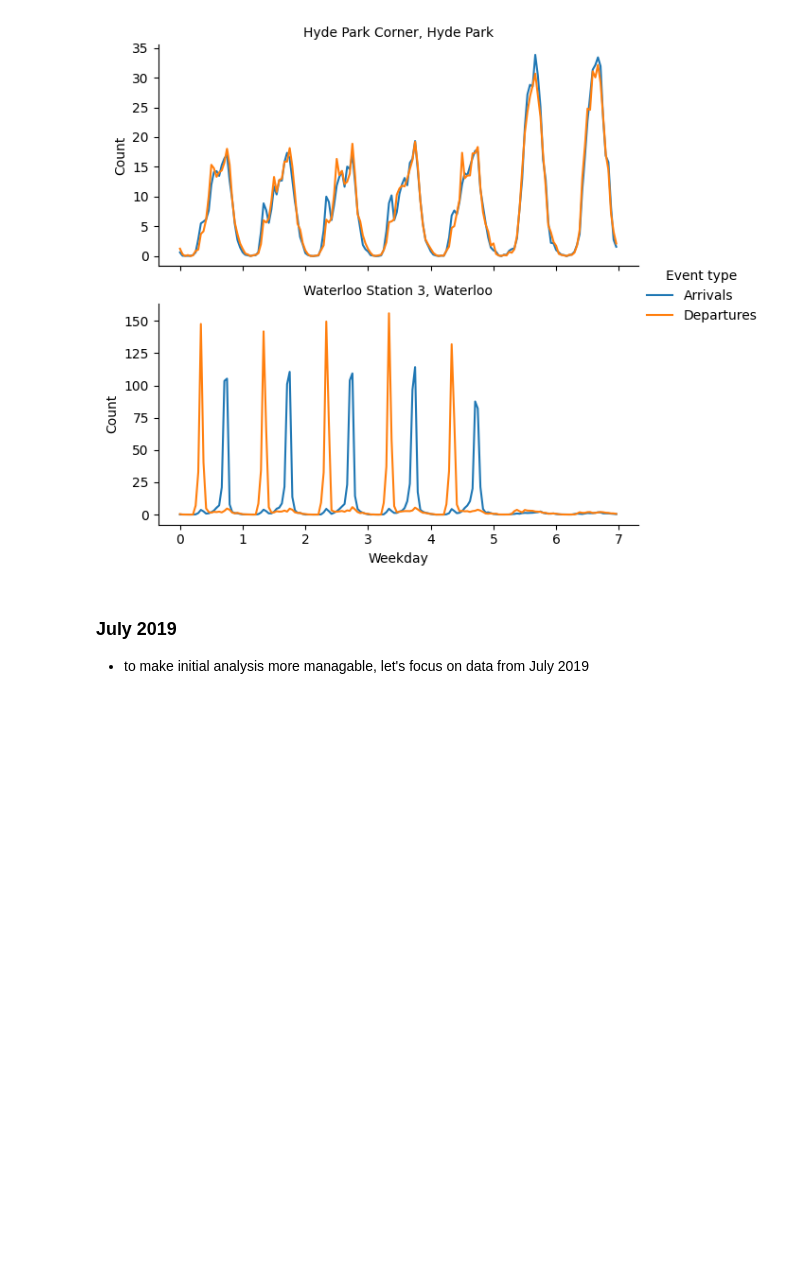
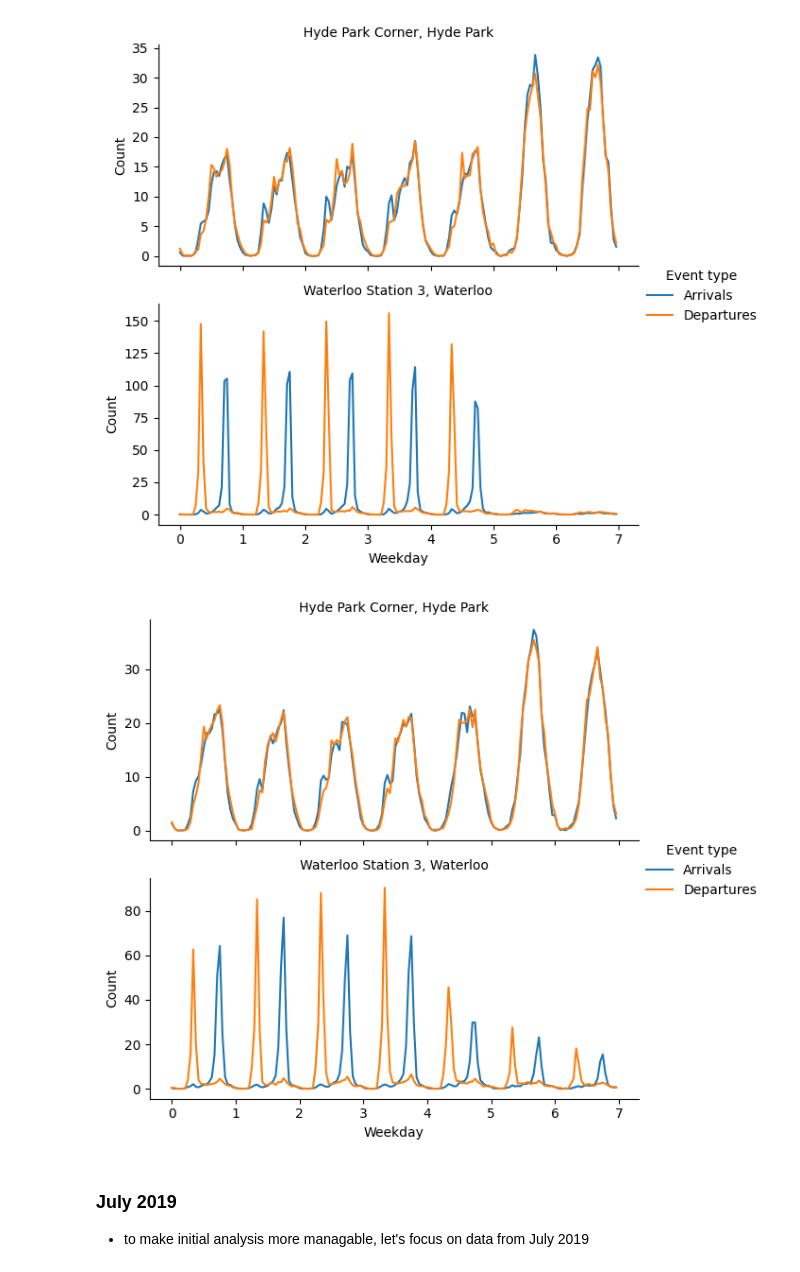
Before and after one commit to elrhmo/TfL_Bike_Analysis, a Jupyter notebook: analysis.ipynb, the cells around one changed output. Saved outputs shown, nothing was run; the diff lists cells and outputs as text; code cells hidden in the pictures; blank space fills up the shorter version.

```diff
--- a/analysis.ipynb
+++ b/analysis.ipynb
@@ -69,6 +75,9 @@ from pathlib import Path
 # %%
 events_path = Path("data/events_2019.p")
 events_2019 = pd.read_pickle(events_path)
+# %%
+events_path_2022 = Path("data/events_2022.p")
+events_2022 = pd.read_pickle(events_path_2022)
 # %%
 events_2019
 # %% [output]
@@ -120,6 +147,39 @@ g.map(plt.plot, "Weekday", "Count").set_titles("{col_name}")
 g.add_legend();
 # %% [output]
 [figure]
+# %%
+times = events_2022.index.to_series()
+example_stations = [
+    "Waterloo Station 3, Waterloo",
+    "Hyde Park Corner, Hyde Park",
+]
+
+example_means_over_week = (
+    events_2022[example_stations].groupby([times.dt.weekday, times.dt.hour]).mean()
+)
+# Format the DataFrame into a format that seaborn likes.
+example_means_over_week.index.rename(["Day", "Hour"], inplace=True)
+example_means_over_week = (
+    example_means_over_week.stack(level=[0, 1])
+    .reset_index()
+    .rename(columns={"level_3": "Event type", 0: "Count"})
+)
+example_means_over_week["Weekday"] = example_means_over_week.apply(
+    lambda x: x["Day"] + x["Hour"] / 24, axis=1,
+)
+g = sns.FacetGrid(
+    example_means_over_week,
+    col_wrap=1,
+    aspect=2,
+    col="Station",
+    hue="Event type",
+    sharey=False,
+    sharex=True,
+)
+g.map(plt.plot, "Weekday", "Count").set_titles("{col_name}")
+g.add_legend();
+# %% [output]
+[figure, added]
 # %% [markdown]
 ### July 2019
 - to make initial analysis more managable, let's focus on data from July 2019
```
Also changed, not shown: parts of 2 cells of this notebook, 1 other file.
